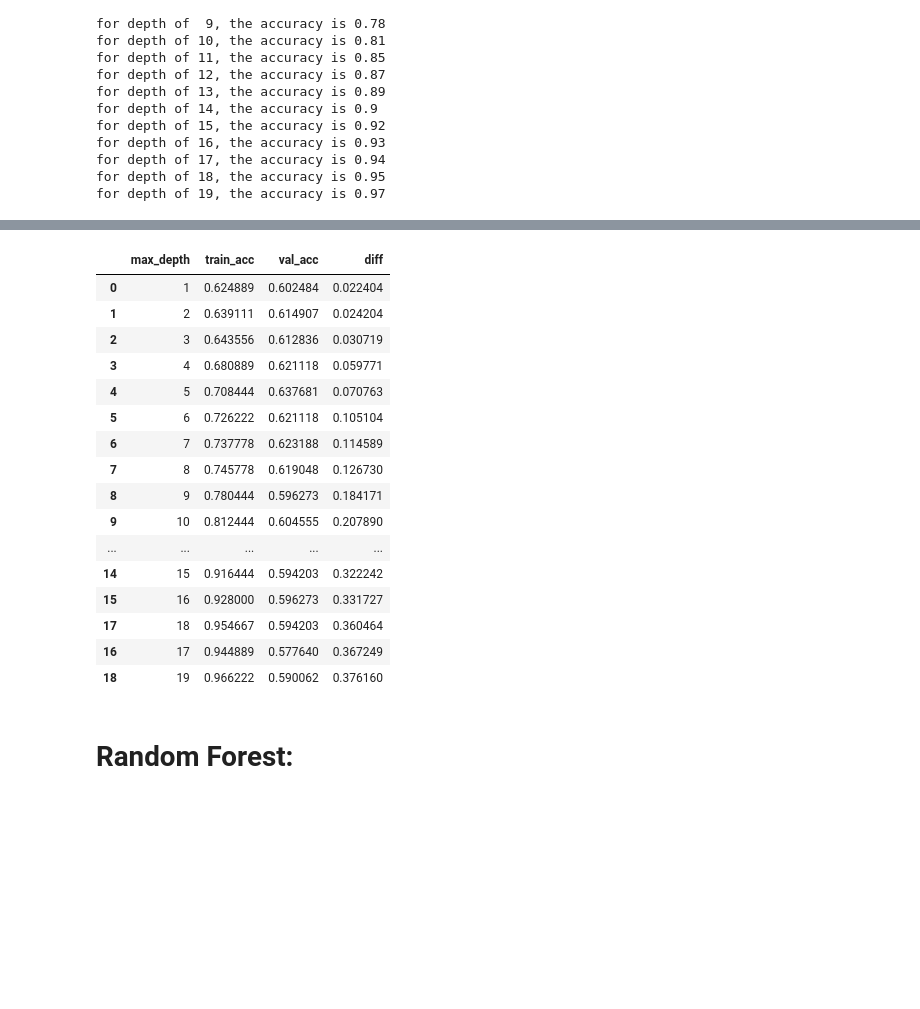
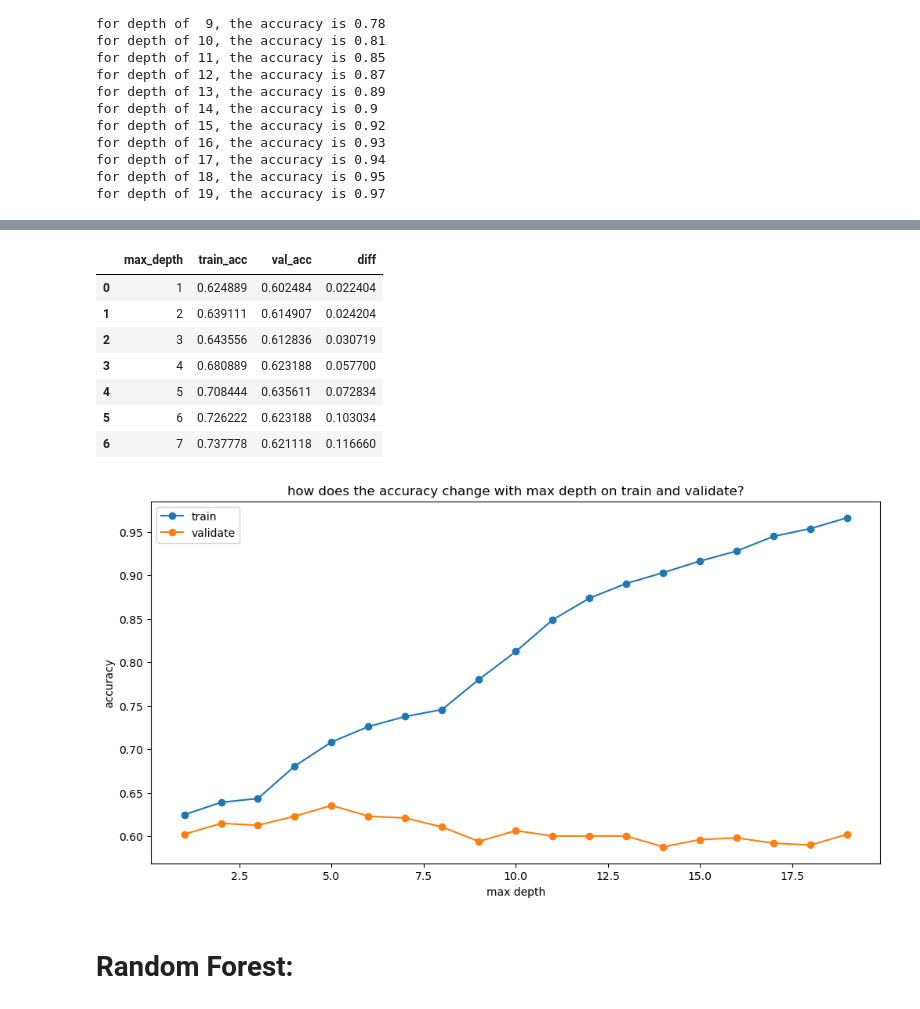
Before and after one commit to NikkideVries/Water_Quality, a Jupyter notebook: D.modeling.ipynb, the cells around one changed output, grey strips where cells are left out. Saved outputs shown, nothing was run; the diff lists cells and outputs as text; code cells hidden in the pictures; blank space fills up the shorter version.

```diff
--- a/D.modeling.ipynb
+++ b/D.modeling.ipynb
@@ -151,0 +295,3 @@ X_train_SFStransformed.head()
+# %%
+# prepocessing: using wrangle drop columns to remove duplicate columns for modeling
+train, validate, test = wr.drop_columns(train, validate, test)
@@ -151,0 +311,13 @@ X_train_SFStransformed.head()
+# %%
+# create Feature selection:
+set_features = ['ph','hardness','chloramines','conductivity','ph_range_safe',
+                'hardness_range_moderately_hard', 'hardness_range_hard']
+all_features = ['ph', 'hardness', 'solids', 'chloramines', 'sulfate', 'conductivity',
+       'organic_carbon', 'trihalomethanes', 'turbidity',
+       'ph_range_safe', 'ph_range_basic', 'hardness_range_slightly_hard',
+       'hardness_range_moderately_hard', 'hardness_range_hard',
+       'hardness_range_very_hard', 'solids_range_good', 'solids_range_fair',
+       'solids_range_poor', 'solids_range_unacceptable',
+       'chloramines_range_high', 'sulfate_range_high',
+       'conductivity_rage_high', 'organic_car_range_high',
+       'trihalomethanes_range_high', 'turbidity_range_high']
@@ -152,3 +338,13 @@ X_train_SFStransformed.head()
+# %%
+# create our x and y:
+X_train = train[all_features]
+y_train = train.potability
+
+X_val = validate[all_features]
+y_val = validate.potability
+
+X_test = test[all_features]
+y_test = test.potability
 # %%
 # The mode is a great baseline
 baseline = y_train.mode()
@@ -295,7 +488,7 @@ for x in range(1,20):
     train_acc = clf.score(X_train, y_train)
 
     #evaluate on validate
-    val_acc = clf.score(X_validate, y_validate)
+    val_acc = clf.score(X_val, y_val)
 
     scores_all.append([x, train_acc, val_acc])
 # %%
@@ -311,24 +505,26 @@ scores_df.head()
 # %%
 scores_df['diff'] = scores_df.train_acc - scores_df.val_acc
 # %%
-scores_df.sort_values('diff')
+scores_df.sort_values('diff').head(7)
 # %% [output]
 |  | max_depth | train_acc | val_acc | diff |
 | 0 | 1 | 0.624889 | 0.602484 | 0.022404 |
 | 1 | 2 | 0.639111 | 0.614907 | 0.024204 |
 | 2 | 3 | 0.643556 | 0.612836 | 0.030719 |
-| 3 | 4 | 0.680889 | 0.621118 | 0.059771 |
-| 4 | 5 | 0.708444 | 0.637681 | 0.070763 |
-| 5 | 6 | 0.726222 | 0.621118 | 0.105104 |
-| 6 | 7 | 0.737778 | 0.623188 | 0.114589 |
-| 7 | 8 | 0.745778 | 0.619048 | 0.126730 |
-| 8 | 9 | 0.780444 | 0.596273 | 0.184171 |
-| 9 | 10 | 0.812444 | 0.604555 | 0.207890 |
-| ... | ... | ... | ... | ... |
-| 14 | 15 | 0.916444 | 0.594203 | 0.322242 |
-| 15 | 16 | 0.928000 | 0.596273 | 0.331727 |
-| 17 | 18 | 0.954667 | 0.594203 | 0.360464 |
-| 16 | 17 | 0.944889 | 0.577640 | 0.367249 |
-| 18 | 19 | 0.966222 | 0.590062 | 0.376160 |
+| 3 | 4 | 0.680889 | 0.623188 | 0.057700 |
+| 4 | 5 | 0.708444 | 0.635611 | 0.072834 |
+| 5 | 6 | 0.726222 | 0.623188 | 0.103034 |
+| 6 | 7 | 0.737778 | 0.621118 | 0.116660 |
+# %%
+plt.figure(figsize=(12,6))
+plt.plot(scores_df.max_depth, scores_df.train_acc, label='train', marker='o')
+plt.plot(scores_df.max_depth, scores_df.val_acc, label='validate', marker='o')
+plt.xlabel('max depth')
+plt.ylabel('accuracy')
+plt.title('how does the accuracy change with max depth on train and validate?')
+plt.legend()
+plt.show()
+# %% [output]
+[figure, added]
 # %% [markdown]
 # Random Forest:
```
Also changed, not shown: parts of 74 cells of this notebook, 11 other files.
